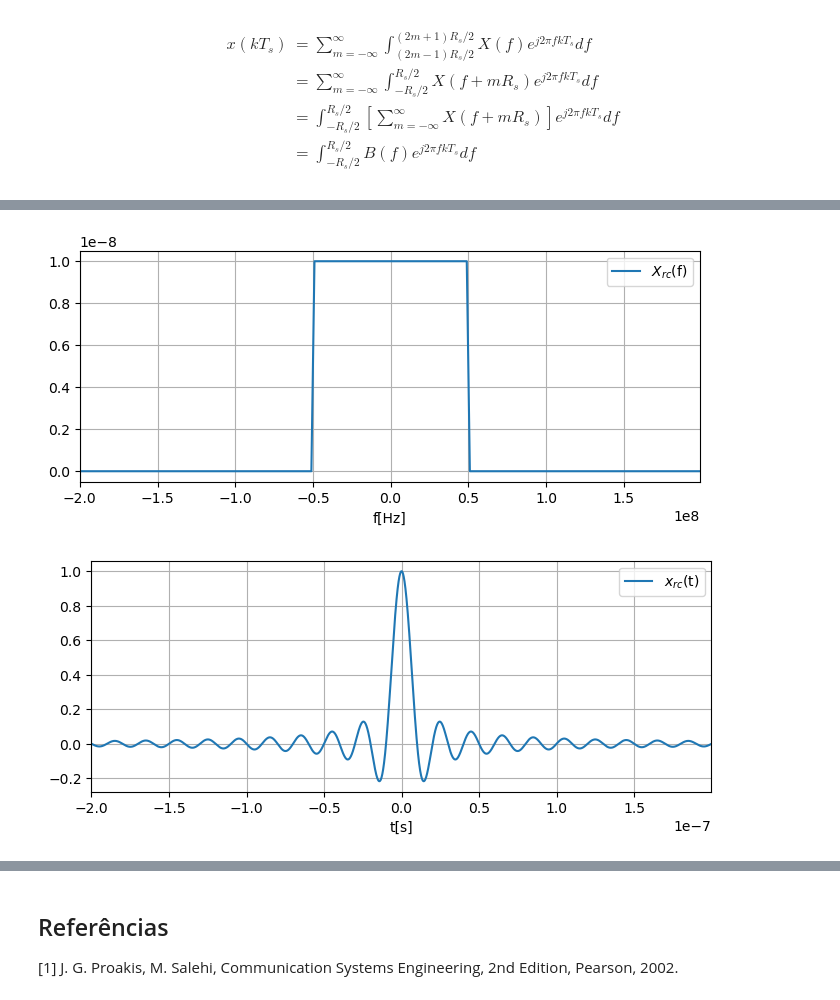
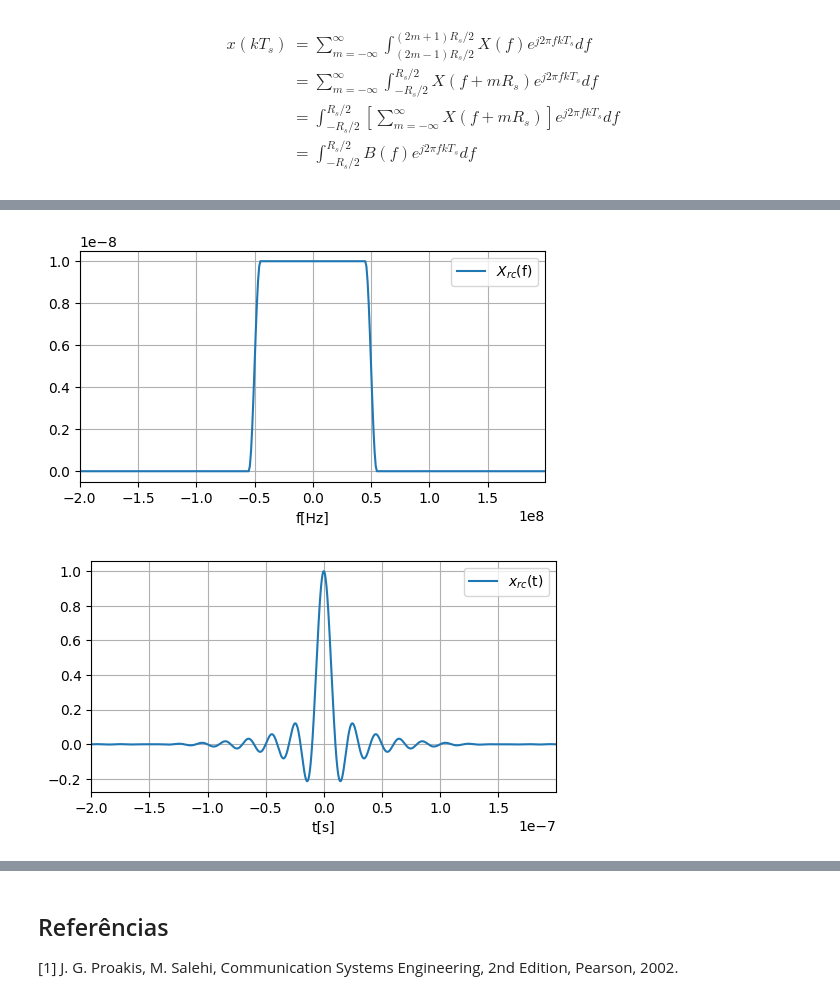
Before and after one commit to edsonportosilva/TDI, a Jupyter notebook: jupyter/4 - Transmissão digital em canais limitados em banda.ipynb, the cells around one changed output, grey strips where cells are left out. Cells and saved outputs as stored; diff of their text form; code cells hidden in the pictures.

```diff
--- a/jupyter/4 - Transmissão digital em canais limitados em banda.ipynb
+++ b/jupyter/4 - Transmissão digital em canais limitados em banda.ipynb
@@ -445,24 +448,24 @@ $$
 # %%
 Rs = 100e6
 Ts = 1/Rs
-α = 0.01
+α = 0.1
 π = sp.pi
 
 f, t = sp.symbols('f, t', real=True)
 
 X = sp.Piecewise((0, ( f  <= -(1 + α)/(2*Ts) ) ),
                   ((Ts/2)*(1 + sp.cos(π*Ts/α*(sp.Abs(f)-(1-α)/(2*Ts)))), ( f  > -(1 + α)/(2*Ts) )&( f <= -(1-α)/(2*Ts)  ) ) ,
                   (Ts, ( f  > -(1-α)/(2*Ts) )&( f <= (1-α)/(2*Ts))  ) ,
                   ((Ts/2)*(1 + sp.cos(π*Ts/α*(sp.Abs(f)-(1-α)/(2*Ts)))), ( f  > (1-α)/(2*Ts) )&( f <= (1+α)/(2*Ts))  ),
                   (0, ( f  > (1+α)/(2*Ts) ) ) )
 
 x = sp.sinc(π*t/Ts)*sp.cos(π*α*t/Ts)/(1-4*α**2*t**2/Ts**2)
 
 finterval = np.arange(-2, 2, 0.01)*(1/Ts)
 symplot(f, X, finterval, '$X_{rc}$(f)', xlabel = 'f[Hz]');
 
 tinterval = np.arange(-20, 20, 0.01)*Ts
 symplot(t, x, tinterval, '$x_{rc}$(t)', xlabel = 't[s]');
 # %% [output]
-[figure, old version]
+[figure, new version]
-[figure, old version]
+[figure, new version]
```
Also changed, not shown: parts of 16 cells of this notebook.
